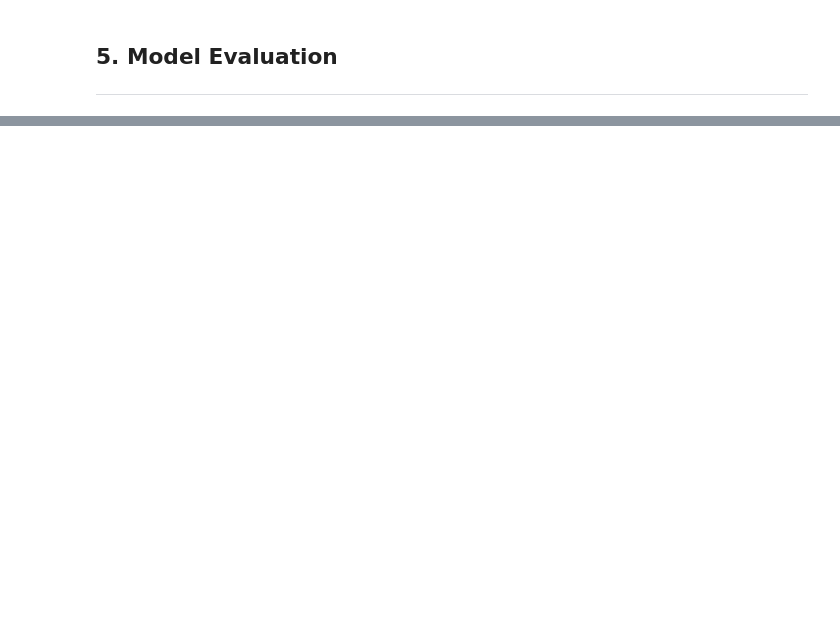
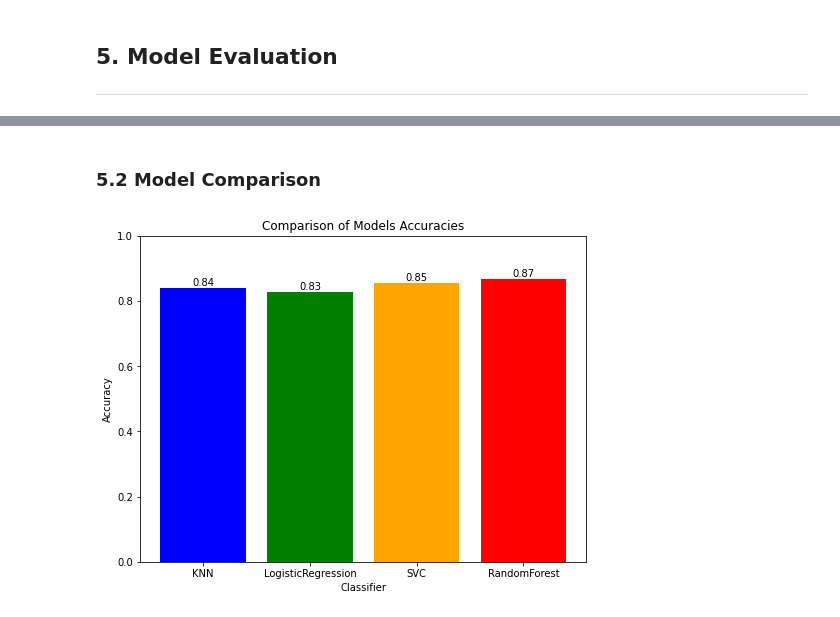
Before and after one commit to naufalmuafi/bank-customer-churn-prediction, a Jupyter notebook: main.ipynb, the cells around one changed output, grey strips where cells are left out. Drawn from its saved outputs; the diff is of its cells as text; code cells hidden in the pictures; blank space fills up the shorter version.

```diff
--- a/main.ipynb
+++ b/main.ipynb
@@ -421 +739,19 @@ X_test.loc[:, numerical_features] = scaler.transform(X_test[numerical_features])
+# %% [markdown]
+### 5.2 Model Comparison
+# %%
+classifiers = ['KNN', 'LogisticRegression', 'SVC', 'RandomForest']
+accuracies = [knn_acc, lr_acc, svc_acc, rf_acc]
+
+plt.figure(figsize=(8, 6))
+plt.bar(classifiers, accuracies, color=['blue', 'green', 'orange', 'red'])
+plt.title('Comparison of Models Accuracies')
+plt.xlabel('Classifier')
+plt.ylabel('Accuracy')
+plt.ylim(0, 1)
+for i, acc in enumerate(accuracies):
+    plt.text(i, acc + 0.01, f'{acc:.2f}', ha='center')
+
+plt.show()
+# %% [output]
+[figure, added]
 # %%
```
Also changed, not shown: parts of 46 cells of this notebook.
